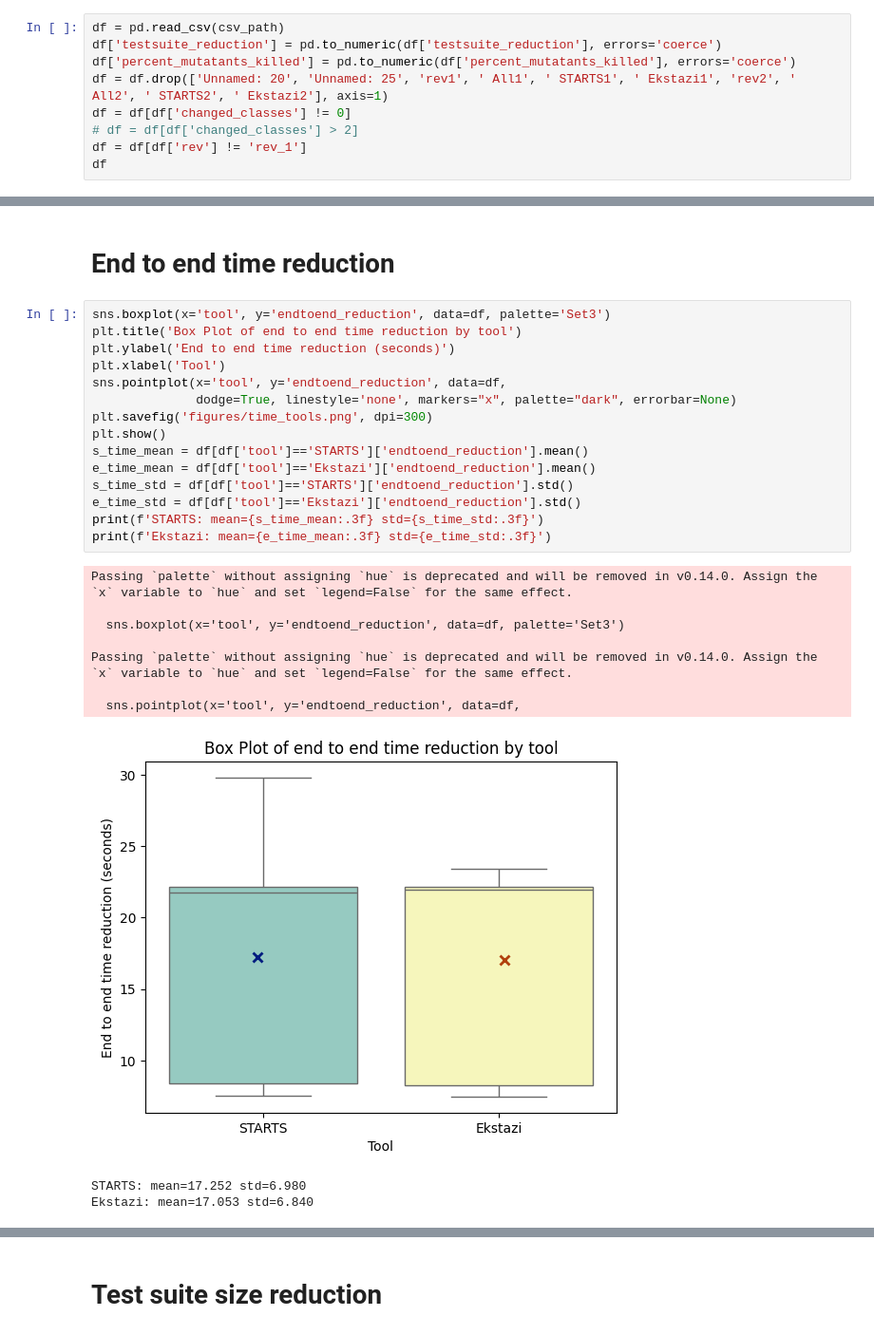
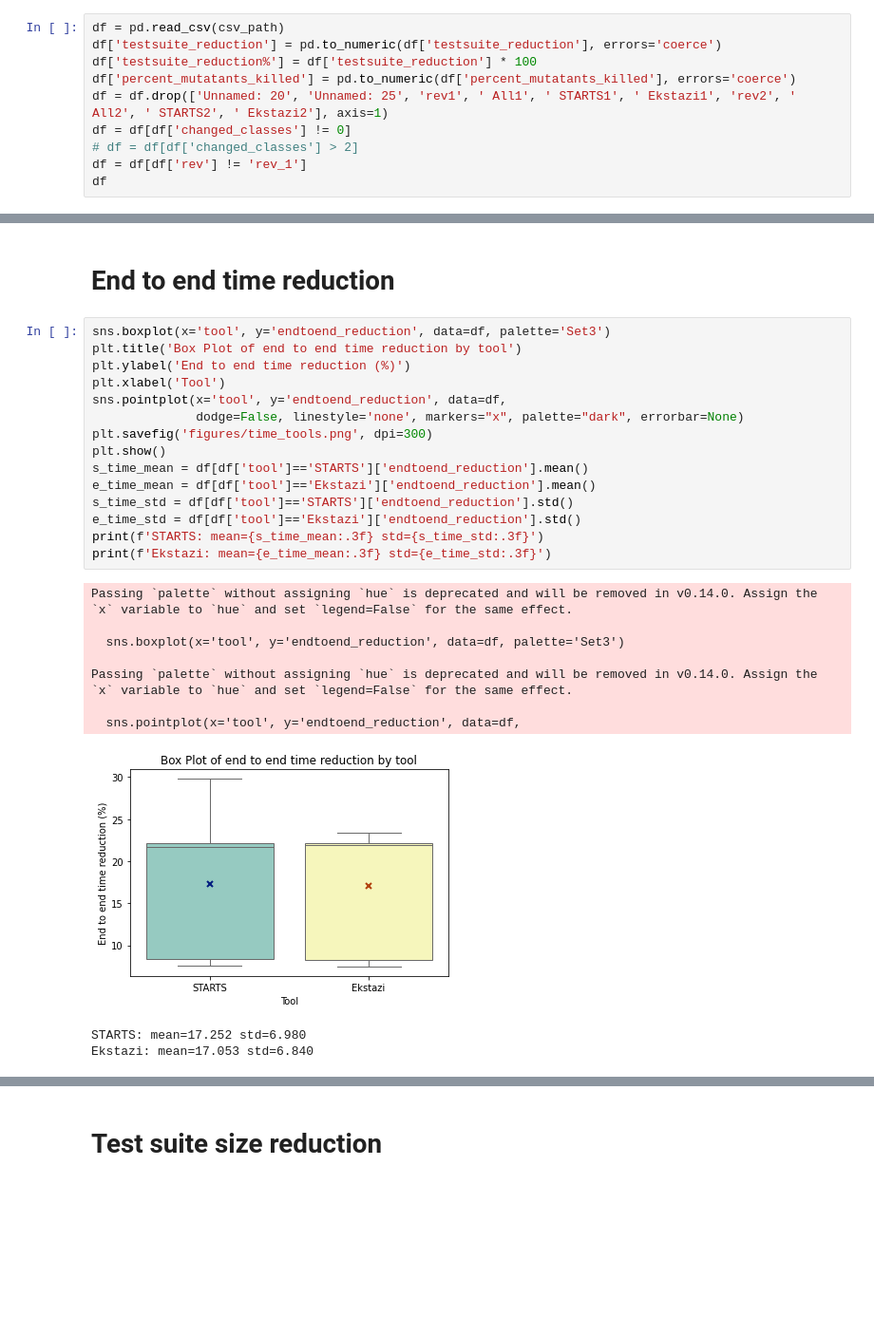
Before and after one commit to paige-marie/cs514_RTS, a Jupyter notebook: boxplots.ipynb, the cells around one changed output, grey strips where cells are left out. Shown at 95% size. Cells and saved outputs as stored; diff of their text form; blank space fills up the shorter version.

Commit message:
fix figures

```diff
--- a/boxplots.ipynb
+++ b/boxplots.ipynb
@@ -8,6 +8,7 @@ csv_path = "./all_results.csv"
 # %%
 df = pd.read_csv(csv_path)
 df['testsuite_reduction'] = pd.to_numeric(df['testsuite_reduction'], errors='coerce')
+df['testsuite_reduction%'] = df['testsuite_reduction'] * 100
 df['percent_mutatants_killed'] = pd.to_numeric(df['percent_mutatants_killed'], errors='coerce')
 df = df.drop(['Unnamed: 20', 'Unnamed: 25', 'rev1', ' All1', ' STARTS1', ' Ekstazi1', 'rev2', ' All2', ' STARTS2', ' Ekstazi2'], axis=1)
 df = df[df['changed_classes'] != 0]
@@ -42,27 +43,27 @@ filtered_fault_df = df.dropna(subset=['percent_mutatants_killed'])
 # %%
 sns.boxplot(x='tool', y='endtoend_reduction', data=df, palette='Set3')
 plt.title('Box Plot of end to end time reduction by tool')
-plt.ylabel('End to end time reduction (seconds)')
+plt.ylabel('End to end time reduction (%)')
 plt.xlabel('Tool')
 sns.pointplot(x='tool', y='endtoend_reduction', data=df,
-              dodge=True, linestyle='none', markers="x", palette="dark", errorbar=None)
+              dodge=False, linestyle='none', markers="x", palette="dark", errorbar=None)
 plt.savefig('figures/time_tools.png', dpi=300)
 plt.show()
 s_time_mean = df[df['tool']=='STARTS']['endtoend_reduction'].mean()
 e_time_mean = df[df['tool']=='Ekstazi']['endtoend_reduction'].mean()
 s_time_std = df[df['tool']=='STARTS']['endtoend_reduction'].std()
 e_time_std = df[df['tool']=='Ekstazi']['endtoend_reduction'].std()
 print(f'STARTS: mean={s_time_mean:.3f} std={s_time_std:.3f}')
 print(f'Ekstazi: mean={e_time_mean:.3f} std={e_time_std:.3f}')
 # %% [output]
 Passing `palette` without assigning `hue` is deprecated and will be removed in v0.14.0. Assign the `x` variable to `hue` and set `legend=False` for the same effect.
 
   sns.boxplot(x='tool', y='endtoend_reduction', data=df, palette='Set3')
 
 Passing `palette` without assigning `hue` is deprecated and will be removed in v0.14.0. Assign the `x` variable to `hue` and set `legend=False` for the same effect.
 
   sns.pointplot(x='tool', y='endtoend_reduction', data=df,
-[figure, old version]
+[figure, new version]
 STARTS: mean=17.252 std=6.980
 Ekstazi: mean=17.053 std=6.840
 # %%
```
Also changed, not shown: parts of 19 cells of this notebook, 4 other files.
